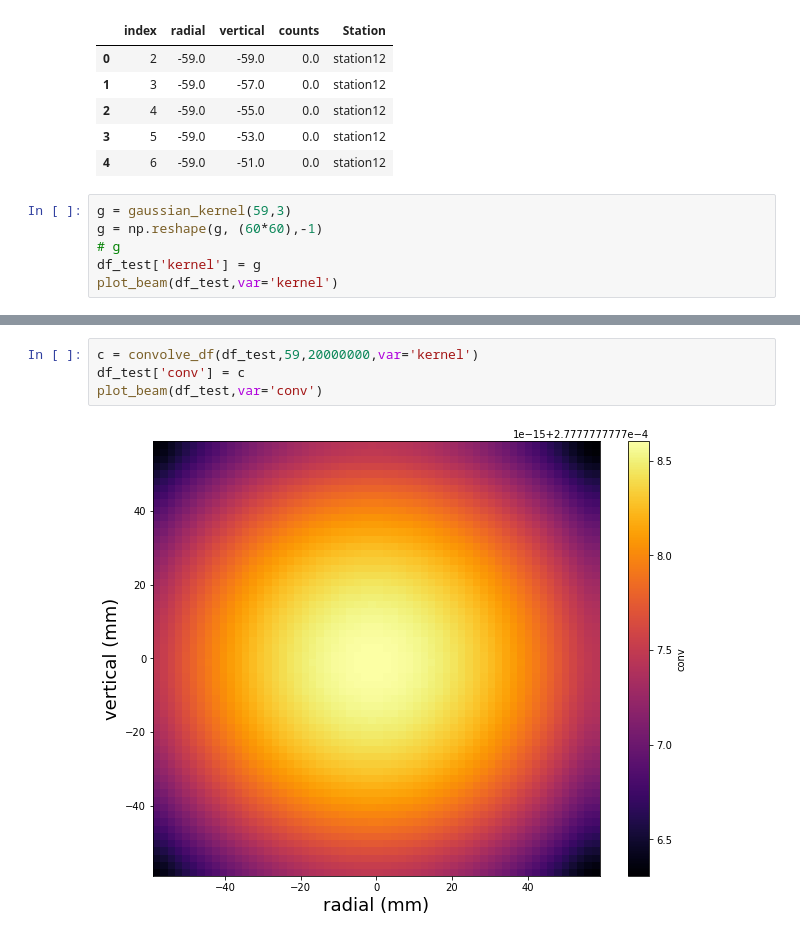
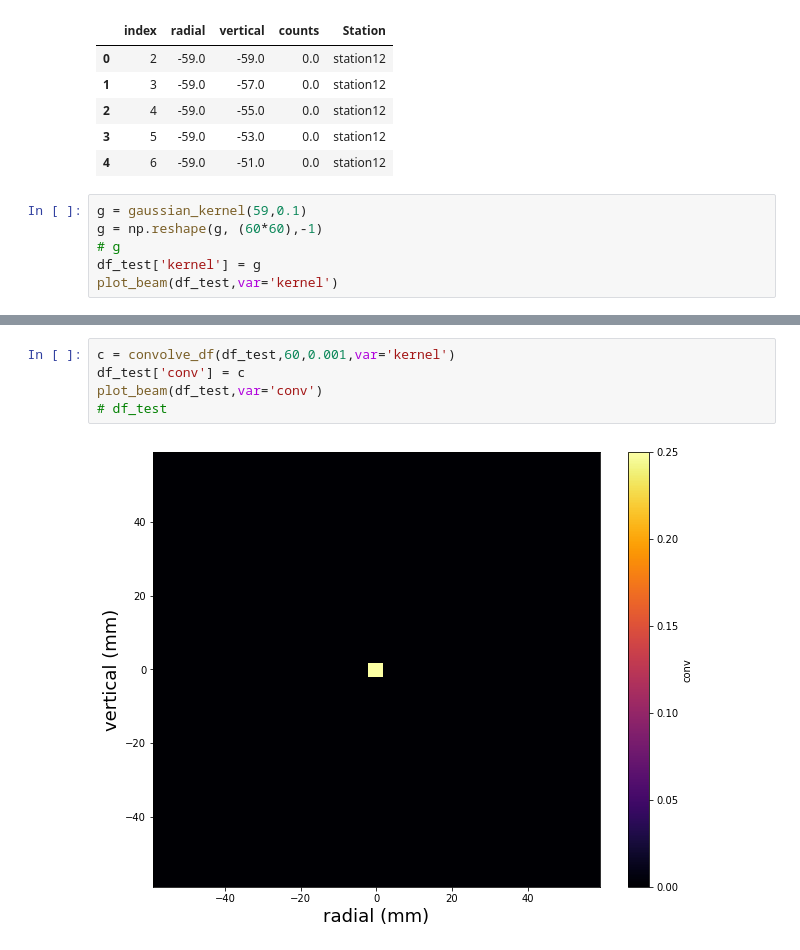
Before and after one commit to jasonbono/muon-field-averaging, a Jupyter notebook: analysis/systematics/beam_motion.ipynb, the cells around one changed output, grey strips where cells are left out. Drawn from its saved outputs; the diff is of its cells as text.

Commit message:
fixed bug in gaussian convolution for small sigma. the grid needs to include geomentric zero so that a delta function can be produced

```diff
--- a/analysis/systematics/beam_motion.ipynb
+++ b/analysis/systematics/beam_motion.ipynb
@@ -482,7 +504,7 @@ df_test.head()
 | 3 | 5 | -59.0 | -53.0 | 0.0 | station12 |
 | 4 | 6 | -59.0 | -51.0 | 0.0 | station12 |
 # %%
-g = gaussian_kernel(59,3)
+g = gaussian_kernel(59,0.1)
 g = np.reshape(g, (60*60),-1)
 # g
 df_test['kernel'] = g
@@ -492,6 +514,7 @@ plot_beam(df_test,var='kernel')
 # %%
-c = convolve_df(df_test,59,20000000,var='kernel')
+c = convolve_df(df_test,60,0.001,var='kernel')
 df_test['conv'] = c
 plot_beam(df_test,var='conv')
+# df_test
 # %% [output]
-[figure, old version]
+[figure, new version]
```
Also changed, not shown: parts of 19 cells of this notebook, 1 other file.
